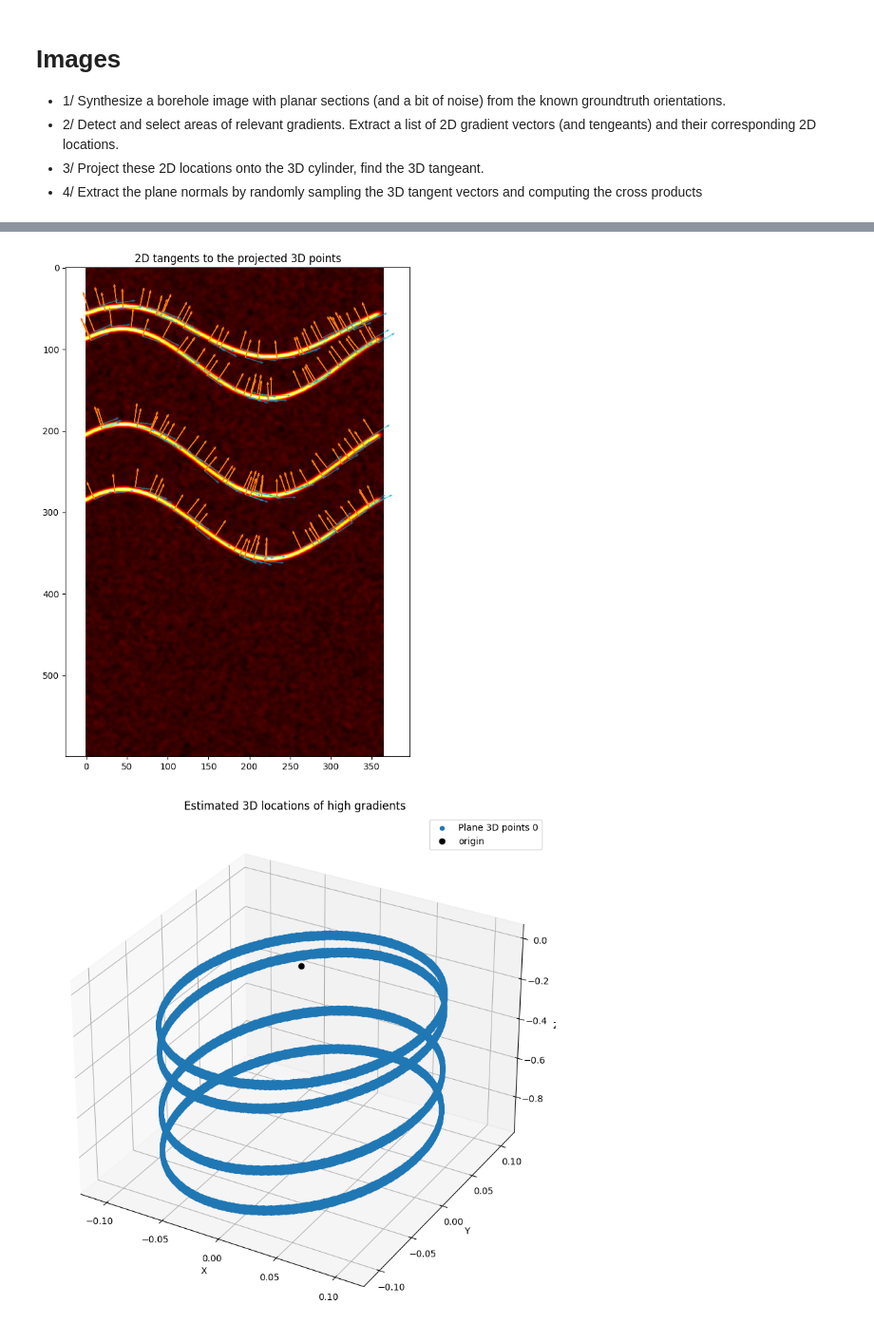
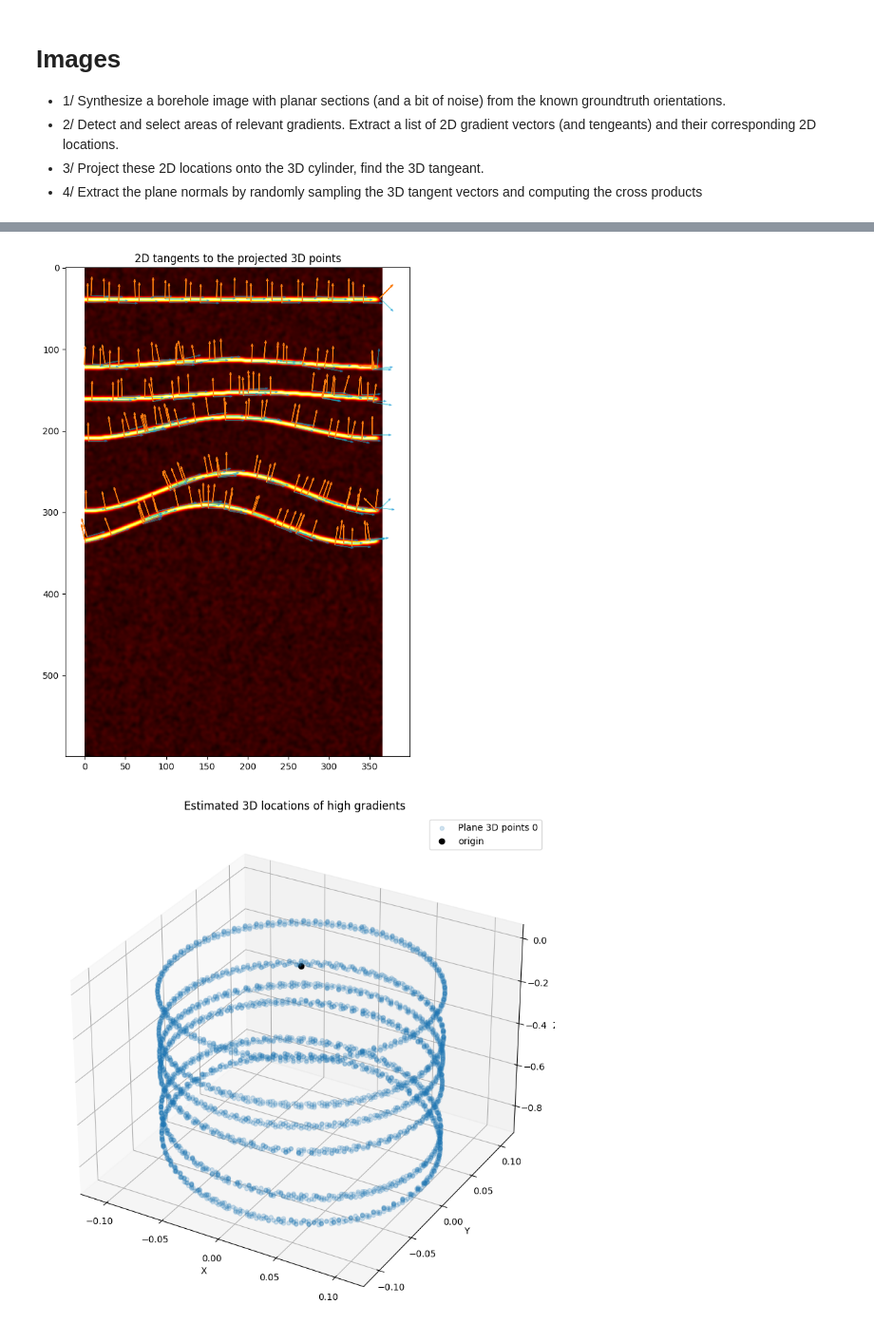
Before and after one commit to balthazarneveu/geosciences, a Jupyter notebook: TP_4/planes_synthesis.ipynb, the cells around one changed output, grey strips where cells are left out. Shown at 95% size. Cells and saved outputs as stored; diff of their text form; code cells hidden in the pictures.

```diff
--- a/TP_4/planes_synthesis.ipynb
+++ b/TP_4/planes_synthesis.ipynb
@@ -61,5 +64,16 @@ plane_angle = torch.tensor(
 ]
 )
+# %%
+plane_angle = torch.tensor(
+[
+    [0.0, 0., 0.1],
+    [0.1, 0., 0.3],
+    [0.1, 0.5, 0.4],
+    [0.3, 0., 0.5],
+    [0.5, 0., 0.7],
+    [0.5, -0.5, 0.8],
+]
+)
 # %%
 normals = angles_to_normal_vector(plane_angle)
 plot_3d_scatter(point_cloud=None, vects=normals)
@@ -132,7 +146,7 @@ img_grad_h, img_grad_v, img_grad, coords = extract_2d_gradients_from_image(img)
 # %%
 plot_tangents_and_gradients_field(coords, img_grad_h, img_grad_v, img)
 # %% [output]
-[figure, old version]
+[figure, new version]
 # %%
 # Compute the correctly scaled tangent vectors (in SI units, angles in radians, altitudes in meters)
 tan_vec_2d = get_tangent_vec_from_gradients(img_grad_h, img_grad_v, normalize=False)
@@ -140,9 +154,9 @@ tan_vec_2d = get_tangent_vec_from_gradients(img_grad_h, img_grad_v, normalize=Fa
 img_coords = torch.from_numpy(coords).float()
 p3D_est = angle_to_3d_vector(np.deg2rad(img_coords[:, 1]), -img_coords[:, 0]*DEPTH_STEP).unsqueeze(0)
 # %%
-plot_3d_scatter(p3D_est, title="Estimated 3D locations of high gradients")
+plot_3d_scatter(p3D_est[:, ::5], title="Estimated 3D locations of high gradients", alpha=0.2)
 # %% [output]
-[figure, old version]
+[figure, new version]
 # %%
 # Compute the 3D tangent vectors (and normalize)
 img_coords = torch.from_numpy(coords).float()
```
Also changed, not shown: parts of 13 cells of this notebook, 1 other file.
